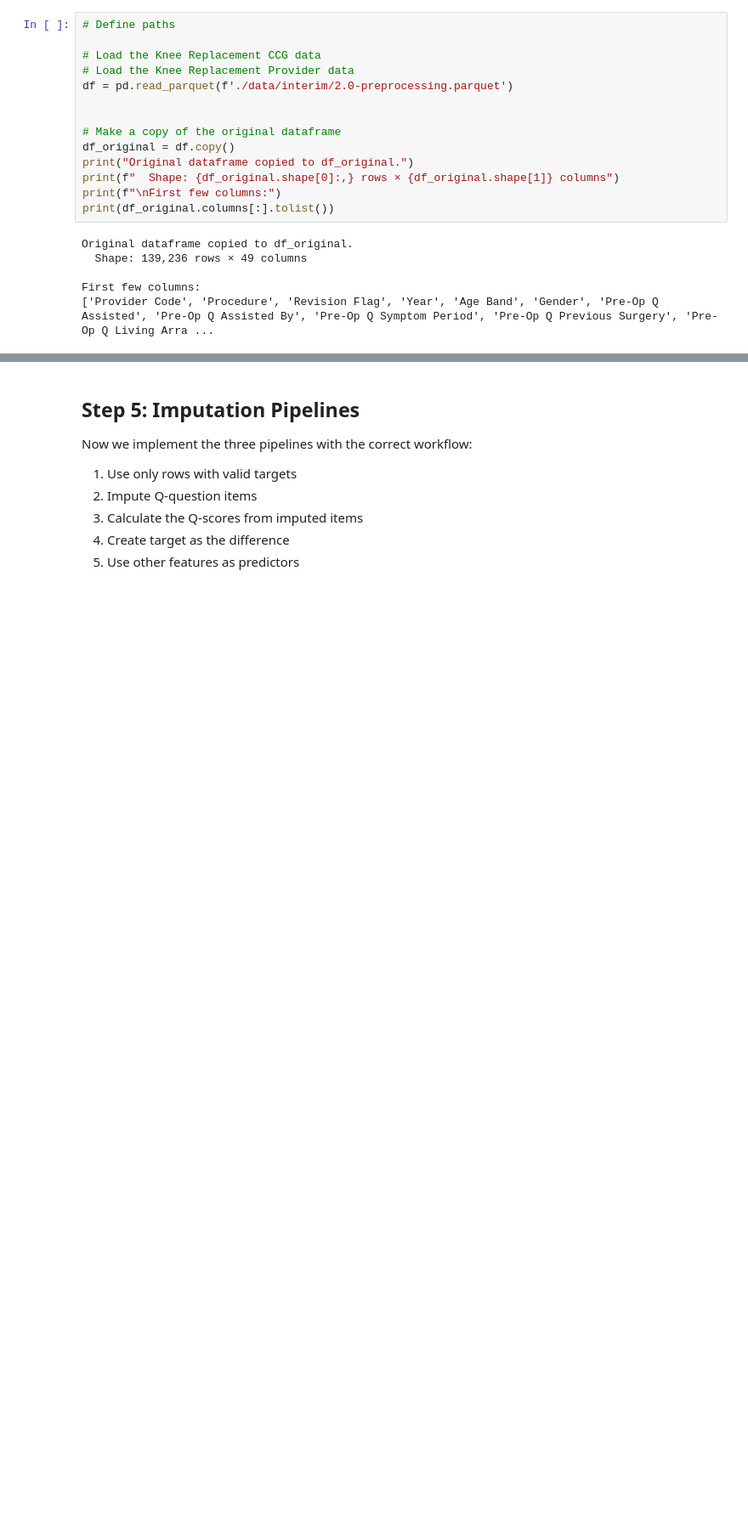
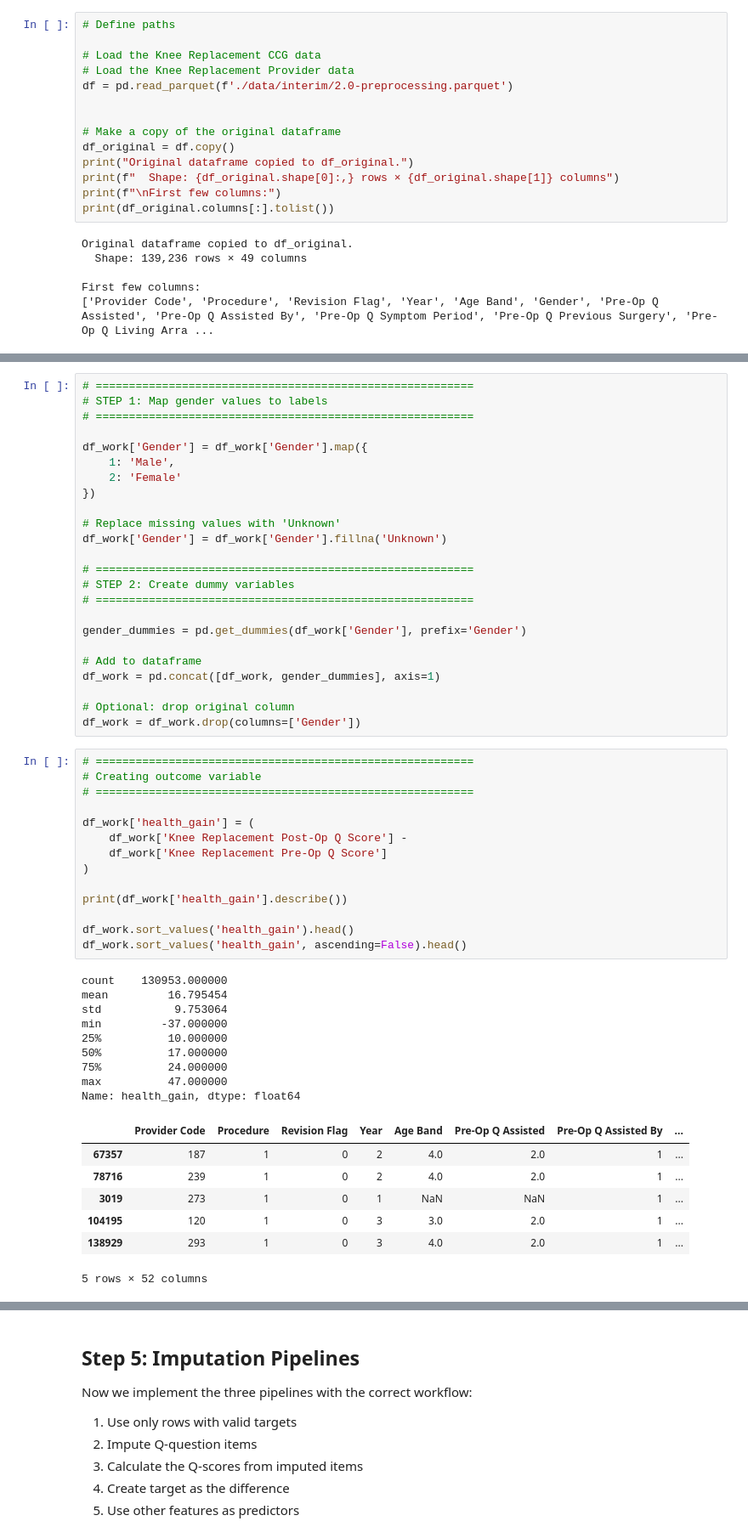
Before and after one commit to LALITAMITTAL18/EAISI-NHS, a Jupyter notebook: notebooks/Experiment/Knee/2.3-data-preparation-3-pipeline.ipynb, the cells around one changed output, grey strips where cells are left out. Shown at 85% size. Cells and saved outputs as stored; diff of their text form; blank space fills up the shorter version.

```diff
--- a/notebooks/Experiment/Knee/2.3-data-preparation-3-pipeline.ipynb
+++ b/notebooks/Experiment/Knee/2.3-data-preparation-3-pipeline.ipynb
@@ -54 +102,56 @@ First few columns:
+# %%
+# =========================================================
+# STEP 1: Map gender values to labels
+# =========================================================
+
+df_work['Gender'] = df_work['Gender'].map({
+    1: 'Male',
+    2: 'Female'
+})
+
+# Replace missing values with 'Unknown'
+df_work['Gender'] = df_work['Gender'].fillna('Unknown')
+
+# =========================================================
+# STEP 2: Create dummy variables
+# =========================================================
+
+gender_dummies = pd.get_dummies(df_work['Gender'], prefix='Gender')
+
+# Add to dataframe
+df_work = pd.concat([df_work, gender_dummies], axis=1)
+
+# Optional: drop original column
+df_work = df_work.drop(columns=['Gender'])
+# %%
+# =========================================================
+# Creating outcome variable
+# =========================================================
+
+df_work['health_gain'] = (
+    df_work['Knee Replacement Post-Op Q Score'] -
+    df_work['Knee Replacement Pre-Op Q Score']
+)
+
+print(df_work['health_gain'].describe())
+
+df_work.sort_values('health_gain').head()
+df_work.sort_values('health_gain', ascending=False).head()
+# %% [output]
+count    130953.000000
+mean         16.795454
+std           9.753064
+min         -37.000000
+25%          10.000000
+50%          17.000000
+75%          24.000000
+max          47.000000
+Name: health_gain, dtype: float64
+|  | Provider Code | Procedure | Revision Flag | Year | Age Band | Pre-Op Q Assisted | Pre-Op Q Assisted By | ... |
+| 67357 | 187 | 1 | 0 | 2 | 4.0 | 2.0 | 1 | ... |
+| 78716 | 239 | 1 | 0 | 2 | 4.0 | 2.0 | 1 | ... |
+| 3019 | 273 | 1 | 0 | 1 | NaN | NaN | 1 | ... |
+| 104195 | 120 | 1 | 0 | 3 | 3.0 | 2.0 | 1 | ... |
+| 138929 | 293 | 1 | 0 | 3 | 4.0 | 2.0 | 1 | ... |
+5 rows × 52 columns
 # %%
```
Also changed, not shown: parts of 33 cells of this notebook, 6 other files.
